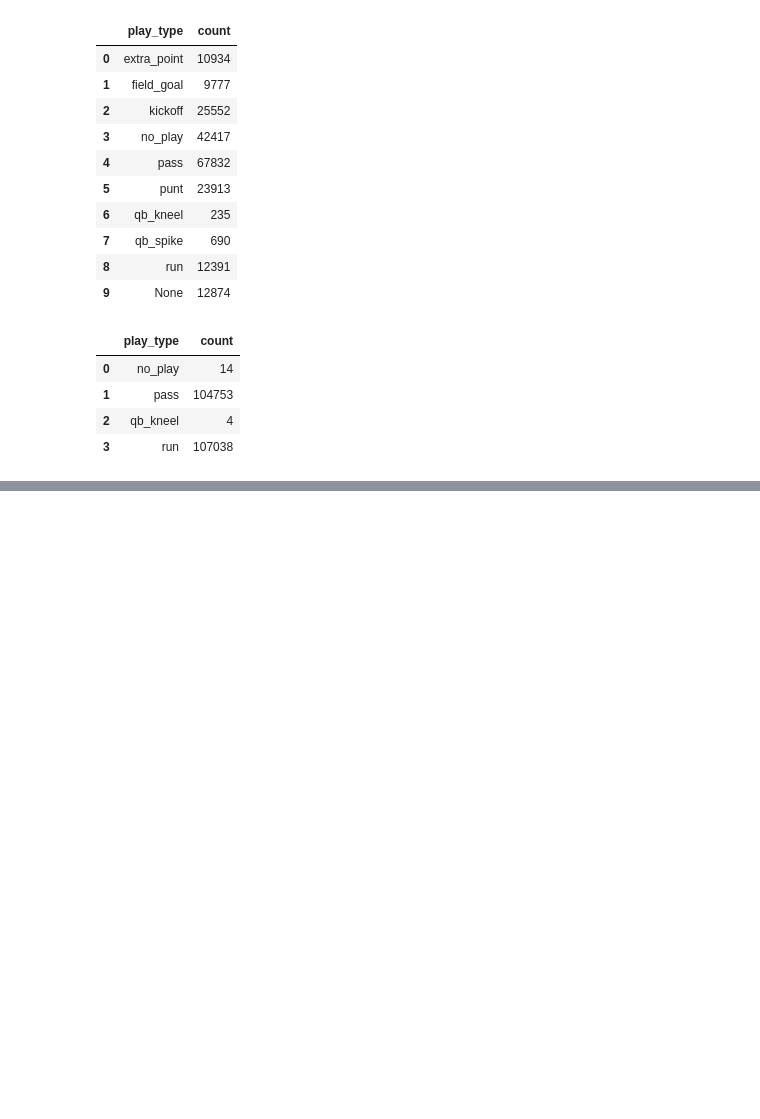
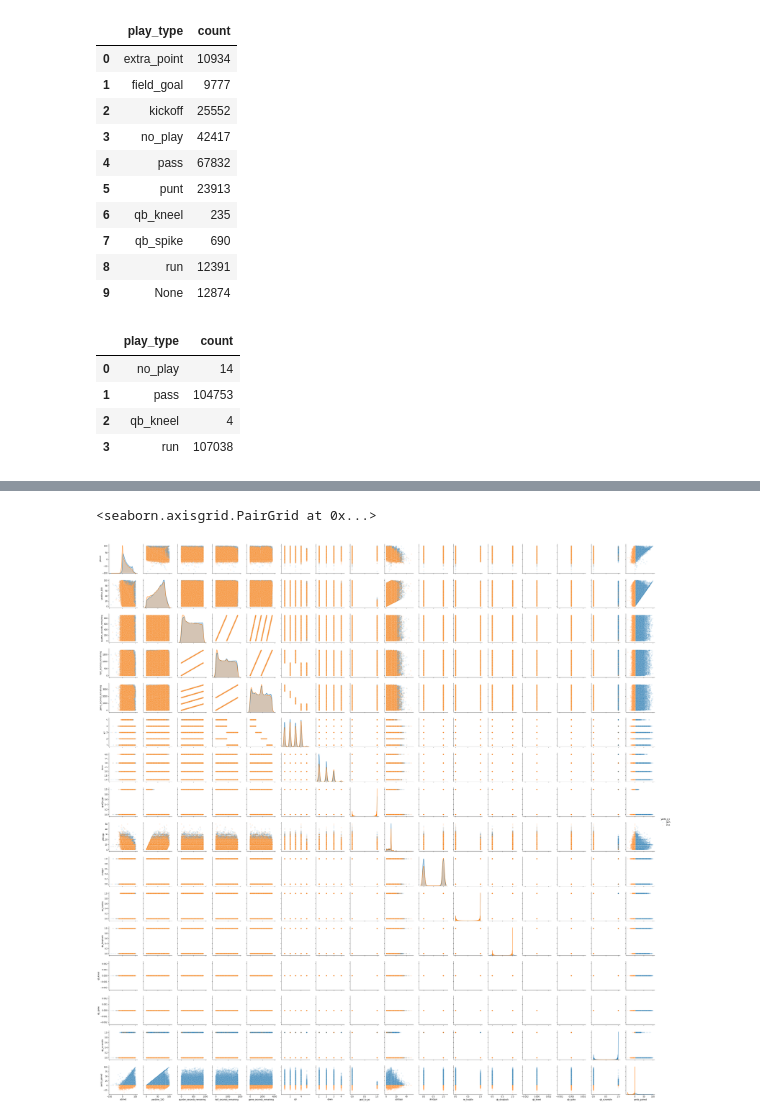
Before and after one commit to huangee/nfl_yards_gained, a Jupyter notebook: NFL_EDA.ipynb, the cells around one changed output, grey strips where cells are left out. Saved outputs shown, nothing was run; the diff lists cells and outputs as text; code cells hidden in the pictures; blank space fills up the shorter version.

```diff
--- a/NFL_EDA.ipynb
+++ b/NFL_EDA.ipynb
@@ -122,3 +136,14 @@ pd_sql.read_sql(query, connection)
 | 1 | pass | 104753 |
 | 2 | qb_kneel | 4 |
 | 3 | run | 107038 |
+# %%
+# create dataframe from selected columns
+
+query = "SELECT play_id, game_date, yards_gained, play_type, home_team, away_team, posteam_type, \
+        side_of_field, ydsnet, yardline_100, quarter_seconds_remaining, half_seconds_remaining, \
+        game_seconds_remaining, qtr, down, goal_to_go, ydstogo, shotgun, no_huddle, qb_dropback, \
+        qb_kneel, qb_spike, qb_scramble \
+        FROM nfl_plays \
+        WHERE play_type IN ('pass','run');"
+
+df = pd_sql.read_sql(query, connection)
@@ -124,0 +204,6 @@ pd_sql.read_sql(query, connection)
+# %%
+# 911 out of 319,369 observations have null values, or less than 0.3%
+# removing any NaN observations
+
+df.dropna(inplace=True)
+df.info()
@@ -124,0 +228,9 @@ pd_sql.read_sql(query, connection)
+# %%
+X_train, X_test, y_train, y_test = train_test_split(df.iloc[:, 3:], df.iloc[:, 2],
+                                                    test_size = 0.2, random_state=33)
+# %%
+train_df = X_train.copy()
+train_df['yards_gained'] = y_train
+
+train_df['yards_g_l'] = train_df['yards_gained'].apply(lambda x: 'gain' if x > 0 else 'loss')
+train_df.head()
@@ -124,0 +245,5 @@ pd_sql.read_sql(query, connection)
+# %%
+sns.pairplot(train_df.iloc[:, 5:], hue='yards_g_l', plot_kws={'alpha': 0.1});
+# %% [output]
+<seaborn.axisgrid.PairGrid at 0x...>
+[figure, added]
```
Also changed, not shown: parts of 8 cells of this notebook.
